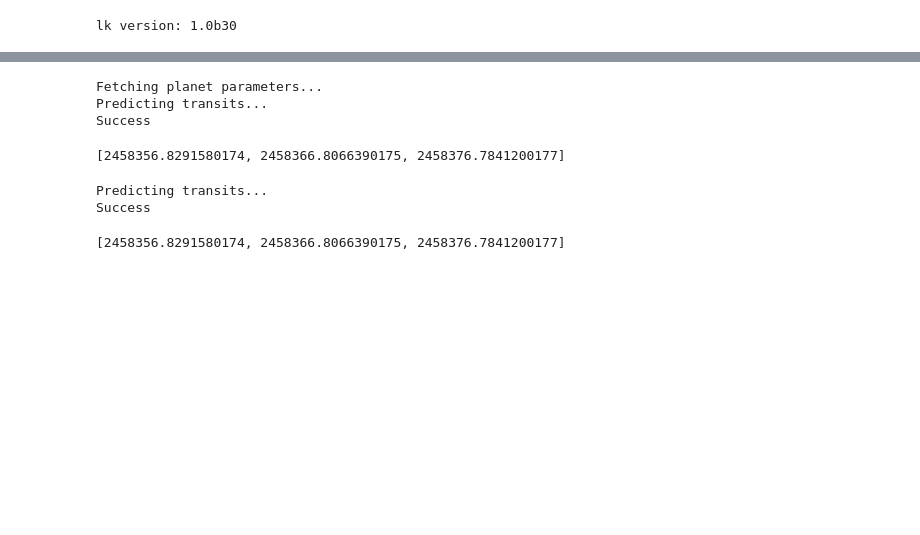
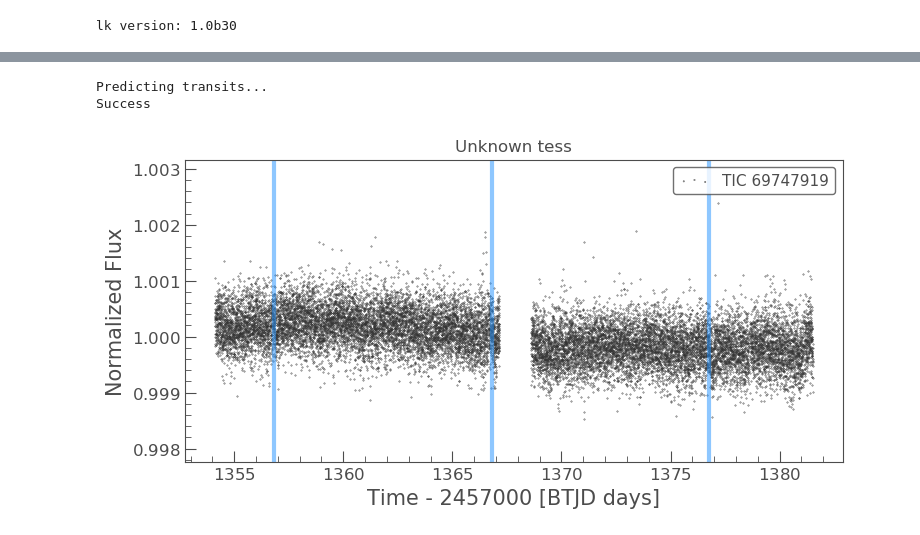
Before and after one commit to cminsky/tess_k2_overlap, a Jupyter notebook: working_notebook_1.ipynb, the cells around one changed output, grey strips where cells are left out. Cells and saved outputs as stored; diff of their text form; code cells hidden in the pictures; blank space fills up the shorter version.

```diff
--- a/working_notebook_1.ipynb
+++ b/working_notebook_1.ipynb
@@ -12,15 +6,13 @@ plot_lc(tic=69747919,mission='k2')
-# %%
-predict_transits(hostname='K2-167',mission='tess',verbose=True)
-# %% [output]
-Fetching planet parameters...
-Predicting transits...
-Success
-[2458356.8291580174, 2458366.8066390175, 2458376.7841200177]
 # %%
 period, t0, dur, depth, impact_param, r_planet, r_star = get_params('K2-167')
 # %%
-predict_transits(hostname='K2-167',mission='tess',period=period,t0=t0,verbose=True)
+predictions = predict_transits(hostname='K2-167',mission='tess',period=period,t0=t0)
 # %% [output]
 Predicting transits...
 Success
-[2458356.8291580174, 2458366.8066390175, 2458376.7841200177]
+# %%
+lc = make_lc(hostname='K2-167',mission='tess')
+# %%
+plot_lc(lc=lc,transits=predictions)
+# %% [output]
+[figure, added]
```
Also changed, not shown: parts of 2 cells of this notebook, 3 other files.
